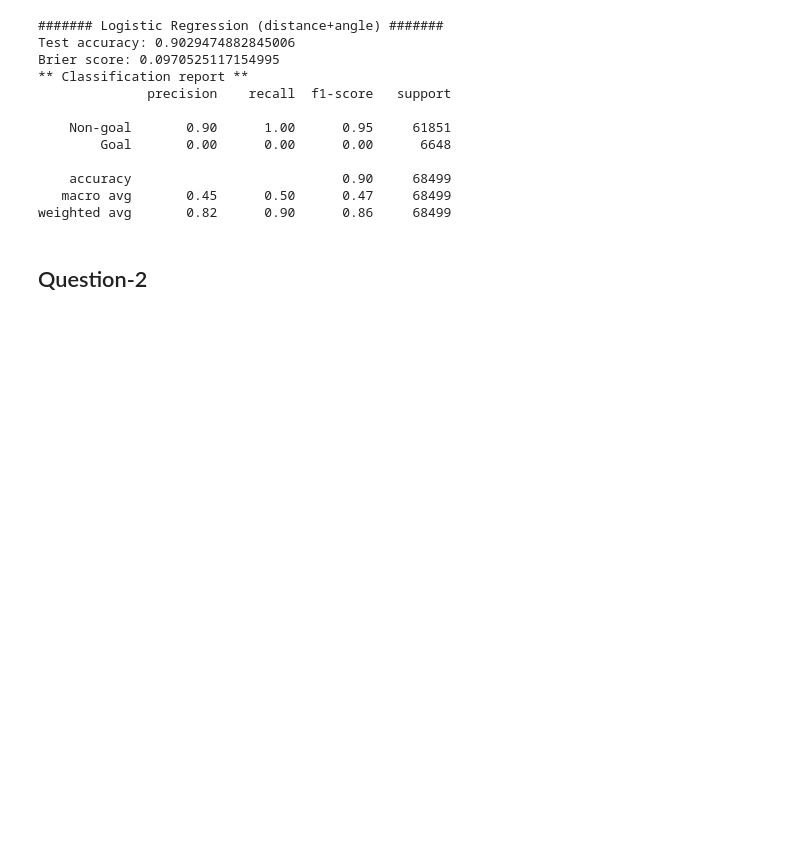
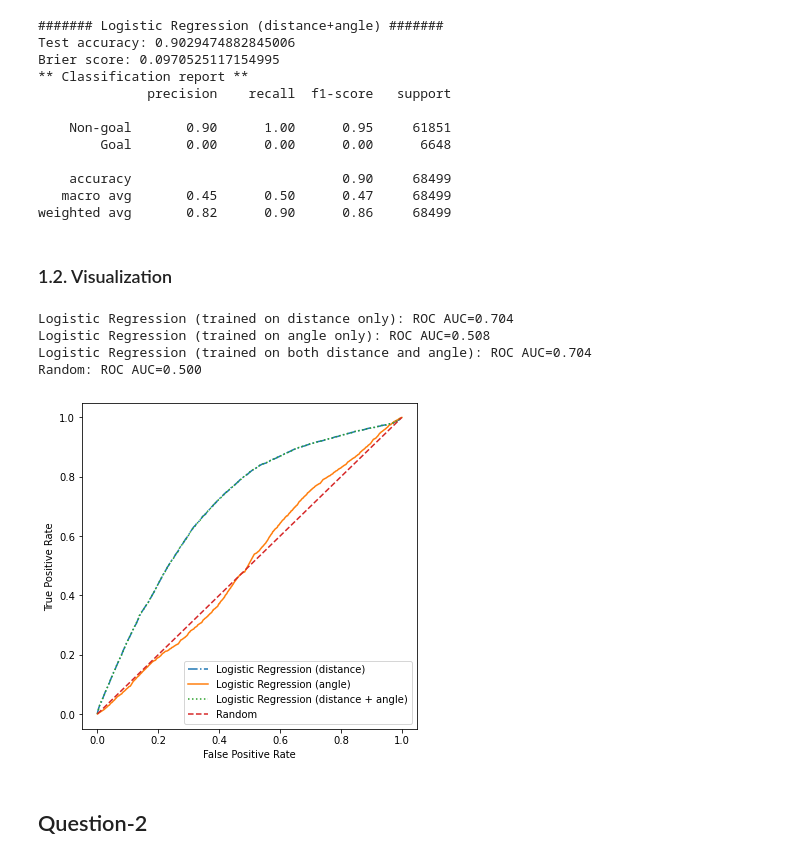
Before and after one commit to sorinmuchi/IFT6758, a Jupyter notebook: notebooks/7-EvaluateOnTestSet.ipynb, the cells around one changed output. Drawn from its saved outputs; the diff is of its cells as text; code cells hidden in the pictures; blank space fills up the shorter version.

```diff
--- a/notebooks/7-EvaluateOnTestSet.ipynb
+++ b/notebooks/7-EvaluateOnTestSet.ipynb
@@ -165,3 +166,54 @@ Brier score: 0.0970525117154995
     accuracy                           0.90     68499
    macro avg       0.45      0.50      0.47     68499
 weighted avg       0.82      0.90      0.86     68499
+# %% [markdown]
+### 1.2. Visualization
+# %%
+### ROC curve - AUC metric ###
+
+lr_probs1 = lr_distance.predict_proba(Xr1[:, :])[:,1]
+lr_probs2 = lr_angle.predict_proba(Xr2[:, :])[:,1]
+lr_probs3 = lr_distance_angle.predict_proba(Xr3[:, :])[:,1]
+
+random_clf = DummyClassifier(strategy="uniform").fit(Xr1, yr)
+random_probs = random_clf.predict_proba(Xr1[:, :])[:,1]
+
+
+
+lr_auc1 = roc_auc_score(yr, lr_probs1)
+lr_auc2 = roc_auc_score(yr, lr_probs2)
+lr_auc3 = roc_auc_score(yr, lr_probs3)
+random_auc = roc_auc_score(yr, random_probs)
+
+
+print('Logistic Regression (trained on distance only): ROC AUC=%.3f' % (lr_auc1))
+print('Logistic Regression (trained on angle only): ROC AUC=%.3f' % (lr_auc2))
+print('Logistic Regression (trained on both distance and angle): ROC AUC=%.3f' % (lr_auc3))
+print('Random: ROC AUC=%.3f' % (random_auc))
+
+lr_fpr1, lr_tpr1, _ = roc_curve(yr, lr_probs1)
+lr_fpr2, lr_tpr2, _ = roc_curve(yr, lr_probs2)
+lr_fpr3, lr_tpr3, _ = roc_curve(yr, lr_probs3)
+random_fpr, random_tpr, _ = roc_curve(yr, random_probs)
+
+plt.figure(figsize=(6, 6))
+
+plt.plot(lr_fpr1, lr_tpr1, linestyle='-.', label='Logistic Regression (distance)')
+plt.plot(lr_fpr2, lr_tpr2, linestyle='-', label='Logistic Regression (angle)')
+plt.plot(lr_fpr3, lr_tpr3, linestyle=':', label='Logistic Regression (distance + angle)')
+plt.plot(random_fpr, random_tpr, linestyle='--', label='Random')
+
+
+plt.xlabel('False Positive Rate')
+plt.ylabel('True Positive Rate')
+plt.legend()
+
+plt.savefig('../figures/7-roc.png')
+
+plt.show()
+# %% [output]
+Logistic Regression (trained on distance only): ROC AUC=0.704
+Logistic Regression (trained on angle only): ROC AUC=0.508
+Logistic Regression (trained on both distance and angle): ROC AUC=0.704
+Random: ROC AUC=0.500
+[figure, added]
```
Also changed, not shown: parts of 9 cells of this notebook, 4 other files.
